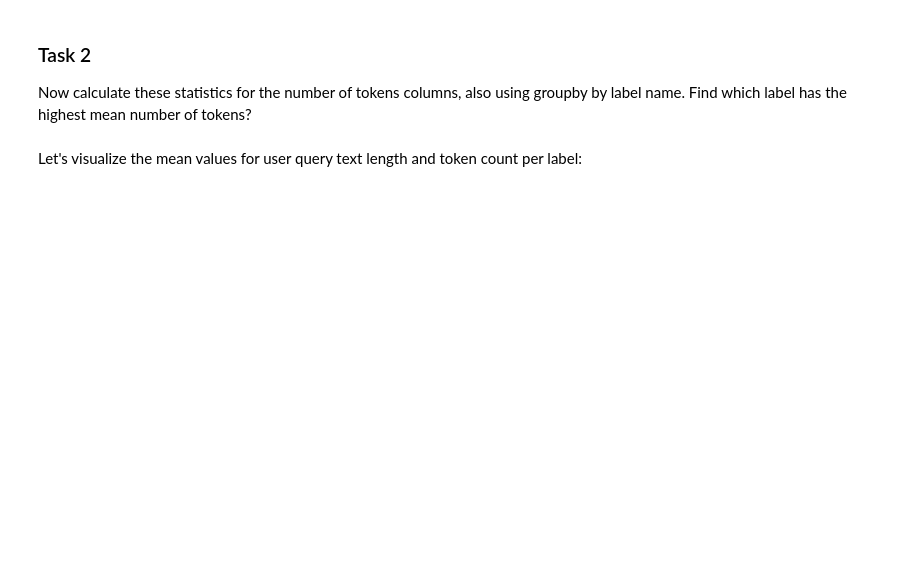
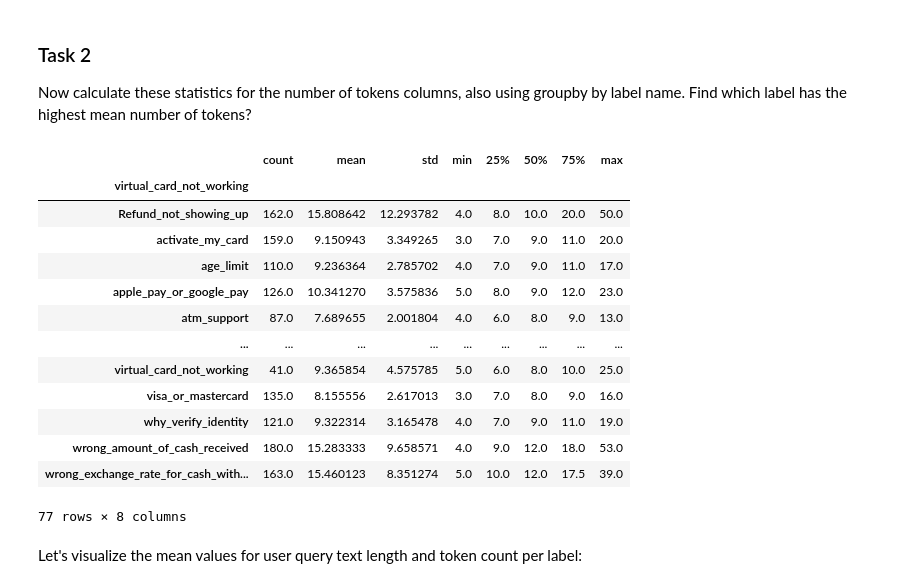
Before and after one commit to zhedlund/mlops_workshop, a Jupyter notebook: notebooks/text_classification.ipynb, the cells around one changed output. Saved outputs shown, nothing was run; the diff lists cells and outputs as text; code cells hidden in the pictures; blank space fills up the shorter version.

```diff
--- a/notebooks/text_classification.ipynb
+++ b/notebooks/text_classification.ipynb
@@ -281,6 +413,23 @@ text_length_statistics
 Now calculate these statistics for the number of tokens columns, also using groupby by label name. Find which label has the highest mean number of tokens?
 # %%
 ### YOUR CODE HERE ###
+text_num_tokens_statistics = train_data.groupby('virtual_card_not_working')['text_num_tokens'].describe()
+text_num_tokens_statistics
+# %% [output]
+|  | count | mean | std | min | 25% | 50% | 75% | max |
+| virtual_card_not_working |  |  |  |  |  |  |  |  |
+| Refund_not_showing_up | 162.0 | 15.808642 | 12.293782 | 4.0 | 8.0 | 10.0 | 20.0 | 50.0 |
+| activate_my_card | 159.0 | 9.150943 | 3.349265 | 3.0 | 7.0 | 9.0 | 11.0 | 20.0 |
+| age_limit | 110.0 | 9.236364 | 2.785702 | 4.0 | 7.0 | 9.0 | 11.0 | 17.0 |
+| apple_pay_or_google_pay | 126.0 | 10.341270 | 3.575836 | 5.0 | 8.0 | 9.0 | 12.0 | 23.0 |
+| atm_support | 87.0 | 7.689655 | 2.001804 | 4.0 | 6.0 | 8.0 | 9.0 | 13.0 |
+| ... | ... | ... | ... | ... | ... | ... | ... | ... |
+| virtual_card_not_working | 41.0 | 9.365854 | 4.575785 | 5.0 | 6.0 | 8.0 | 10.0 | 25.0 |
+| visa_or_mastercard | 135.0 | 8.155556 | 2.617013 | 3.0 | 7.0 | 8.0 | 9.0 | 16.0 |
+| why_verify_identity | 121.0 | 9.322314 | 3.165478 | 4.0 | 7.0 | 9.0 | 11.0 | 19.0 |
+| wrong_amount_of_cash_received | 180.0 | 15.283333 | 9.658571 | 4.0 | 9.0 | 12.0 | 18.0 | 53.0 |
+| wrong_exchange_rate_for_cash_with... | 163.0 | 15.460123 | 8.351274 | 5.0 | 10.0 | 12.0 | 17.5 | 39.0 |
+77 rows × 8 columns
 # %% [markdown]
 Let's visualize the mean values for user query text length and token count per label:
 # %%
```
Also changed, not shown: parts of 39 cells of this notebook.
